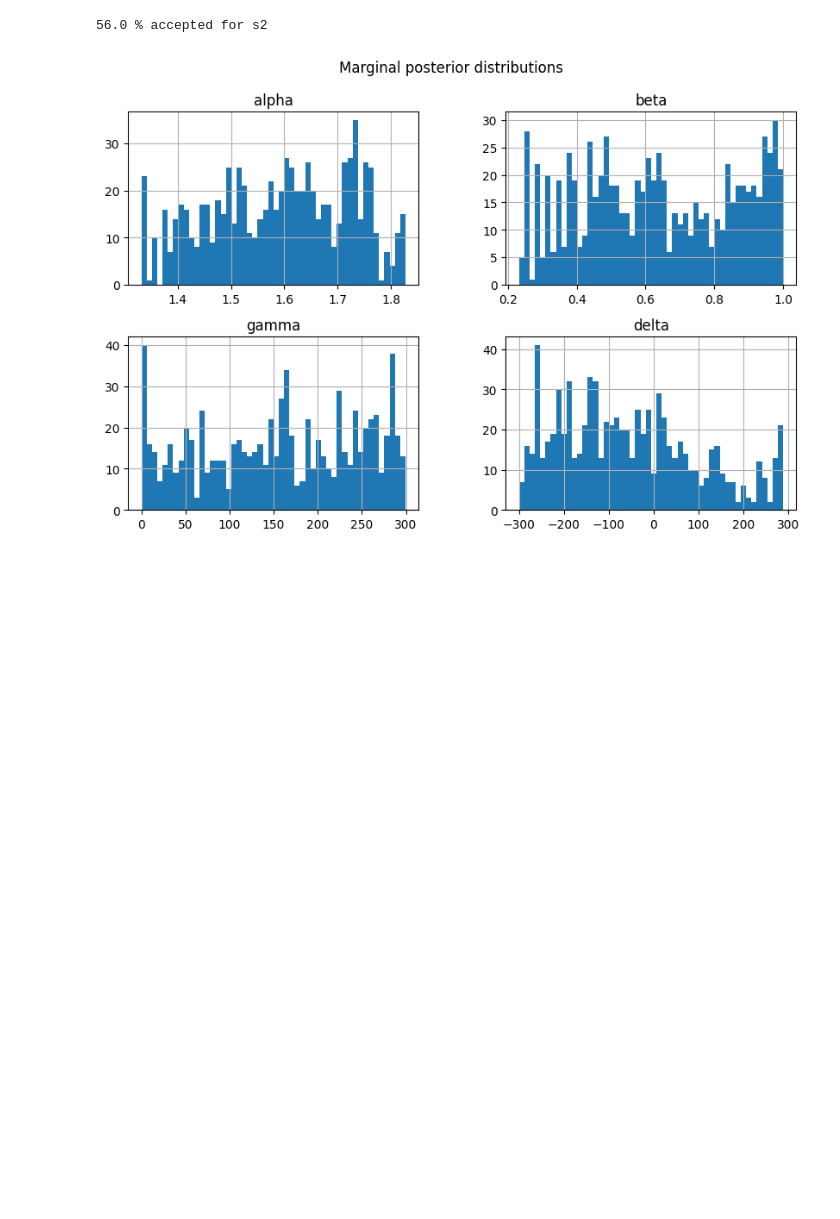
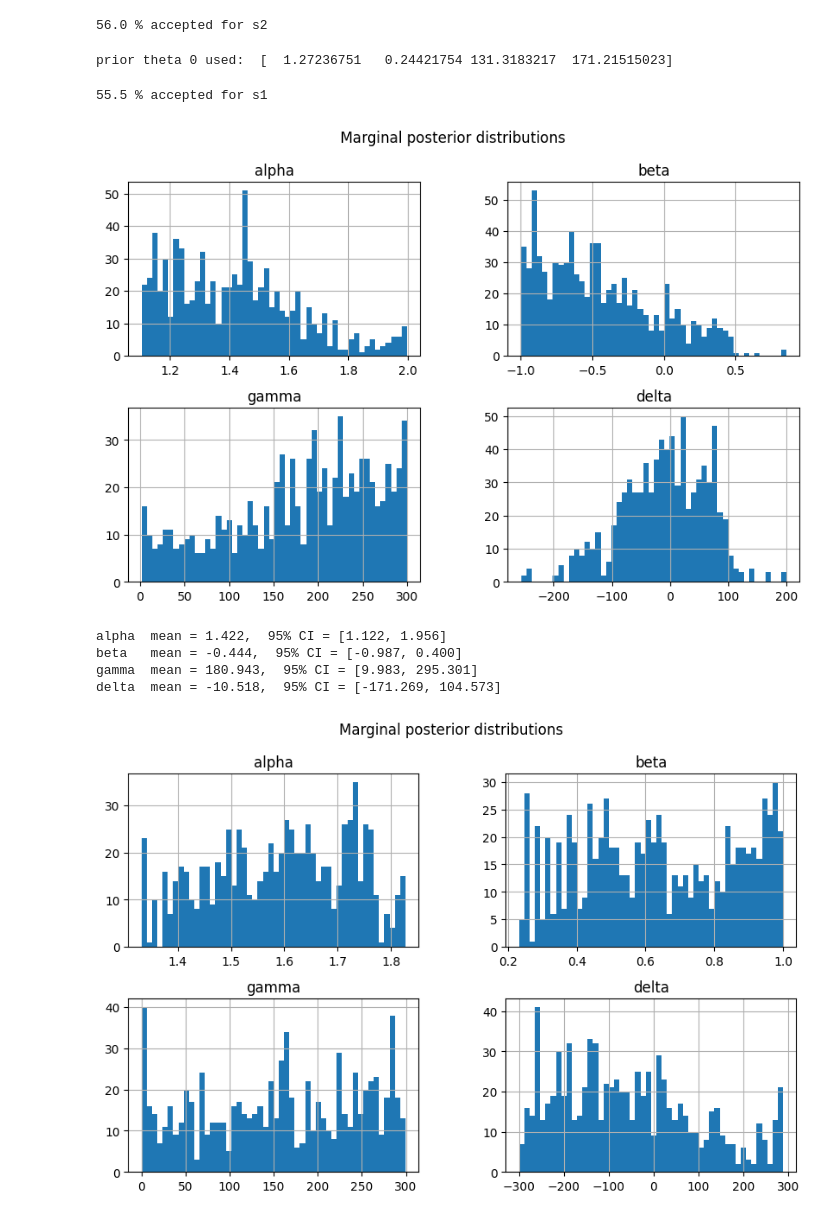
Before and after one commit to elyanrgn/ABC_alpha_stable_models, a Jupyter notebook: mcmc_abc_new.ipynb, the cells around one changed output. Drawn from its saved outputs; the diff is of its cells as text; code cells hidden in the pictures; blank space fills up the shorter version.

```diff
--- a/mcmc_abc_new.ipynb
+++ b/mcmc_abc_new.ipynb
@@ -229,6 +231,27 @@ theta_posterior_s2= theta_s2[burn:, :]#burin first "bad" oubservations
 # %% [output]
 prior theta 0 used:  [  1.27236751   0.24421754 131.3183217  171.21515023]
 56.0 % accepted for s2
+# %%
+#s1-----------------------
+np.random.seed(1234)#just to reproduce same results (aligned with our report)
+init=prior_sample_init()
+print("prior theta 0 used: ",init)#with this prior on theta[0,:] you do calculations
+#if counts counter does not update then change prior init or epsilon
+theta_s1,counts_accept_s1=abc_mcmc(y_obs,1000,"s1",100,init=init)
+print(100*counts_accept_s1/1000,"% accepted for s1")
+burn = int(0.2 * len(theta_s1))
+theta_posterior_s1= theta_s1[burn:, :]#burin first "bad" oubservations
+# %% [output]
+prior theta 0 used:  [  1.27236751   0.24421754 131.3183217  171.21515023]
+55.5 % accepted for s1
+# %%
+descriptive(theta_posterior_s1)
+# %% [output]
+[figure, added]
+alpha  mean = 1.422,  95% CI = [1.122, 1.956]
+beta   mean = -0.444,  95% CI = [-0.987, 0.400]
+gamma  mean = 180.943,  95% CI = [9.983, 295.301]
+delta  mean = -10.518,  95% CI = [-171.269, 104.573]
 # %%
 descriptive(theta_posterior_s4)
 # %% [output]
```
Also changed, not shown: parts of 3 cells of this notebook, 1 other file.
